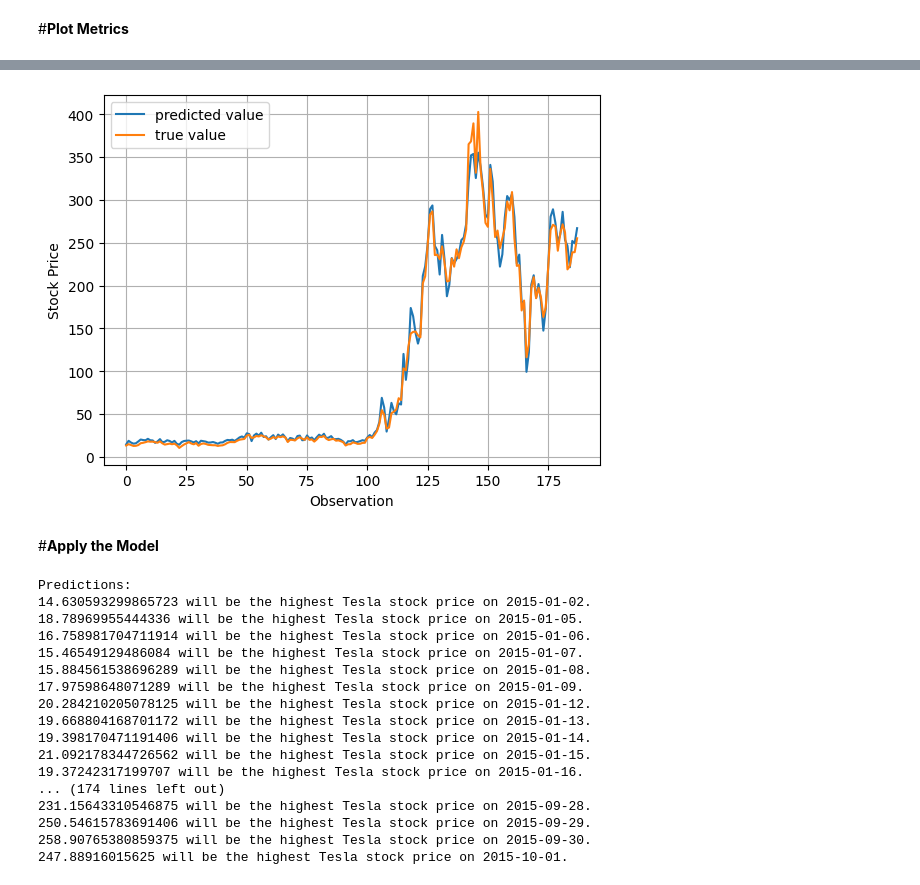
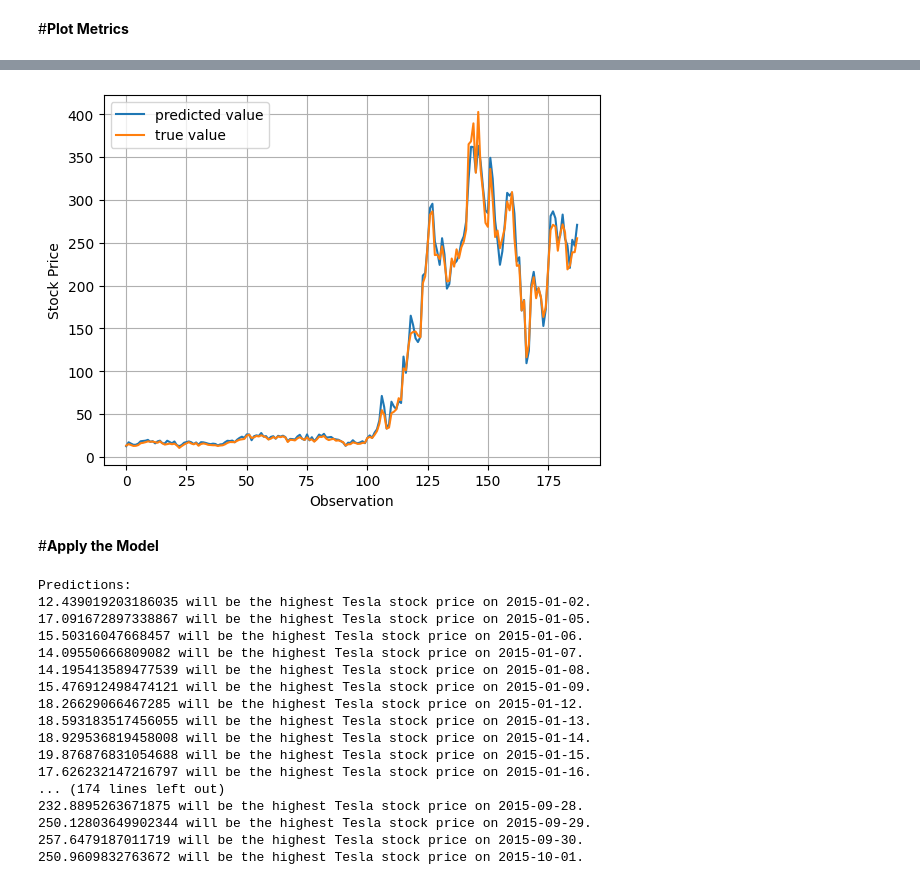
Before and after one commit to davidafshepherd/tesla-stock-price-prediction, a Jupyter notebook: tesla_stock_price_prediction.ipynb, the cells around one changed output, grey strips where cells are left out. Drawn from its saved outputs; the diff is of its cells as text; code cells hidden in the pictures.

```diff
--- a/tesla_stock_price_prediction.ipynb
+++ b/tesla_stock_price_prediction.ipynb
@@ -37,7 +37,7 @@ import tensorflow as tf
 # Load the sequential data
 df, ts = extract_column('Tasla_Stock_Updated_V2.csv', 3)
 
-# Split the data into train and test sets (80/20 split)
+# Split the sequential data into train and test sets (80/20 split)
 train, test = get_train_test(ts, 0.8)
 
 # Reshape the train and test sets into features (X) and target (y)
@@ -45,21 +45,21 @@ X_train, y_train, = get_XY(train, 12)
 X_test, y_test = get_XY(test, 12)
 
 # Build the model
-RNN_model = tf.keras.Sequential([
+model = tf.keras.Sequential([
     tf.keras.Input(shape=(12, 1)),
     tf.keras.layers.SimpleRNN(16, activation='tanh'),
     tf.keras.layers.Dense(1, 'tanh')
 ])
 
 # Compile the model
-RNN_model.compile(optimizer='adam', loss='mean_squared_error')
+model.compile(optimizer='adam', loss='mean_squared_error')
 
 # Train the model
-train_history = RNN_model.fit(X_train, y_train, epochs=100, batch_size=32)
+train_history = model.fit(X_train, y_train, epochs=300, batch_size=32)
 
 # Evaluate the model on the test set
-loss = RNN_model.evaluate(X_test, y_test)
+loss = model.evaluate(X_test, y_test)
 
-# Print loss
+# Print the loss
 print(f'Test Loss: {loss:.4f}')
 # %% [output]
@@ -113,23 +125,23 @@ def plot_lo(predictions, true_values):
 # %%
 # Restore the whole dataset
 X = np.vstack((X_train, X_test))
 y = np.hstack((y_train, y_test))
 
 # Make predictions on the dataset
-y_pred = RNN_model.predict(X, verbose = 0)
+y_pred = model.predict(X, verbose = 0)
 
 # Find the highest and lowest values in the dataset
 max = np.max(df.iloc[:, [3]])
 min = np.min(df.iloc[:, [3]])
 
 # Unscale the predictions and the real values
 predictions = y_pred * (max - min) + min
 actual = y * (max - min) + min
 
 # Plot the prediction & true value against time graph
 plot_lo(predictions, actual)
 # %% [output]
-[figure, old version]
+[figure, new version]
 # %% [markdown]
 #**Apply the Model**
 # %%
@@ -138,7 +150,7 @@ df_pred, ts_pred = extract_column('Tasla_Stock_Updated_V2.csv', 3)
 X_pred, _ = get_XY(ts_pred, 12)
 
 # Make predictions on the dataset
-y_pred = RNN_model.predict(X_pred, verbose=0)
+y_pred = model.predict(X_pred, verbose=0)
 
 # Unscale the predictions
 max = np.max(df_pred.iloc[:, [3]])
@@ -151,25 +163,25 @@ dates = df_pred['Date']
 # Combine the stock price dates and the predictions
 predictions = zip(dates, y_pred)
 
-# Print predictions
+# Print the predictions
 print('Predictions:')
 for date, pred in predictions:
   print(f'{pred[0]} will be the highest Tesla stock price on {date}.')
 # %% [output]
 Predictions:
-14.630593299865723 will be the highest Tesla stock price on 2015-01-02.
-18.78969955444336 will be the highest Tesla stock price on 2015-01-05.
-16.758981704711914 will be the highest Tesla stock price on 2015-01-06.
-15.46549129486084 will be the highest Tesla stock price on 2015-01-07.
-15.884561538696289 will be the highest Tesla stock price on 2015-01-08.
-17.97598648071289 will be the highest Tesla stock price on 2015-01-09.
-20.284210205078125 will be the highest Tesla stock price on 2015-01-12.
-19.668804168701172 will be the highest Tesla stock price on 2015-01-13.
-19.398170471191406 will be the highest Tesla stock price on 2015-01-14.
-21.092178344726562 will be the highest Tesla stock price on 2015-01-15.
-19.37242317199707 will be the highest Tesla stock price on 2015-01-16.
+12.439019203186035 will be the highest Tesla stock price on 2015-01-02.
+17.091672897338867 will be the highest Tesla stock price on 2015-01-05.
+15.50316047668457 will be the highest Tesla stock price on 2015-01-06.
+14.09550666809082 will be the highest Tesla stock price on 2015-01-07.
+14.195413589477539 will be the highest Tesla stock price on 2015-01-08.
+15.476912498474121 will be the highest Tesla stock price on 2015-01-09.
+18.26629066467285 will be the highest Tesla stock price on 2015-01-12.
+18.593183517456055 will be the highest Tesla stock price on 2015-01-13.
+18.929536819458008 will be the highest Tesla stock price on 2015-01-14.
+19.876876831054688 will be the highest Tesla stock price on 2015-01-15.
+17.626232147216797 will be the highest Tesla stock price on 2015-01-16.
 ... (174 lines left out)
-231.15643310546875 will be the highest Tesla stock price on 2015-09-28.
-250.54615783691406 will be the highest Tesla stock price on 2015-09-29.
-258.90765380859375 will be the highest Tesla stock price on 2015-09-30.
-247.88916015625 will be the highest Tesla stock price on 2015-10-01.
+232.8895263671875 will be the highest Tesla stock price on 2015-09-28.
+250.12803649902344 will be the highest Tesla stock price on 2015-09-29.
+257.6479187011719 will be the highest Tesla stock price on 2015-09-30.
+250.9609832763672 will be the highest Tesla stock price on 2015-10-01.
```
Also changed, not shown: parts of 5 cells of this notebook.
